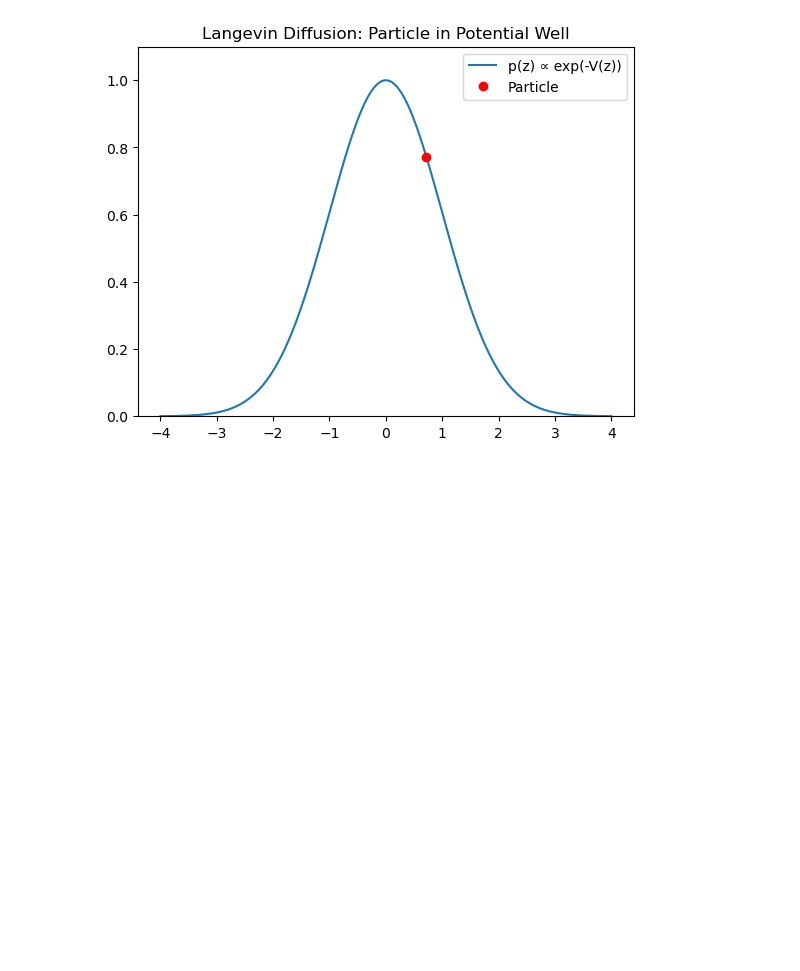
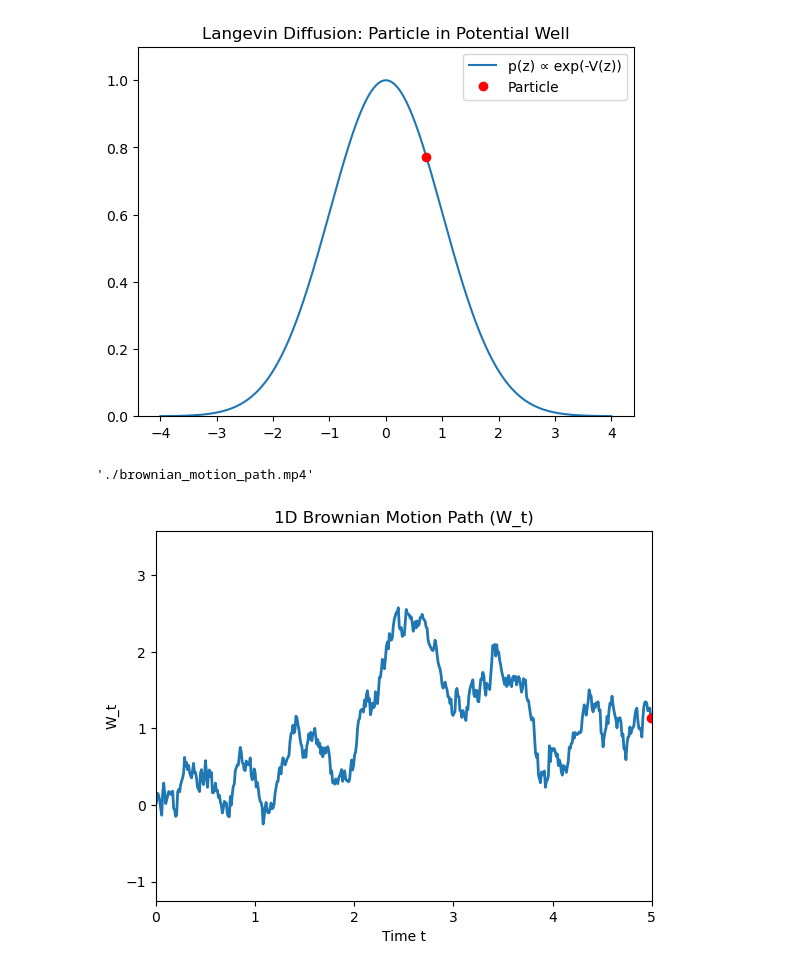
Before and after one commit to ElhamAfzali/My_Python_Projects, a Jupyter notebook: Rock_Papaer_Scissors_Game/src/game.ipynb, the cells around one changed output. Cells and saved outputs as stored; diff of their text form; code cells hidden in the pictures; blank space fills up the shorter version.

```diff
--- a/Rock_Papaer_Scissors_Game/src/game.ipynb
+++ b/Rock_Papaer_Scissors_Game/src/game.ipynb
@@ -224,3 +224,57 @@ output_path
 # %% [output]
 './langevin_diffusion_particle.mp4'
 [figure]
+# %%
+# Fix the error by checking if frame > 0 before accessing x[-1] and y[-1]
+
+import numpy as np
+import matplotlib.pyplot as plt
+import matplotlib.animation as animation
+
+# Parameters for Brownian motion
+T = 5.0              # total time
+dt = 0.01            # time step
+N = int(T / dt)      # number of steps
+times = np.linspace(0, T, N)
+
+# Simulate Brownian motion
+W = np.zeros(N)
+for i in range(1, N):
+    dW = np.random.normal(0, np.sqrt(dt))  # dW_t ~ N(0, dt)
+    W[i] = W[i-1] + dW
+
+# Create animation
+fig, ax = plt.subplots()
+line, = ax.plot([], [], lw=2)
+point, = ax.plot([], [], 'ro')
+ax.set_xlim(0, T)
+ax.set_ylim(np.min(W) - 1, np.max(W) + 1)
+ax.set_title("1D Brownian Motion Path (W_t)")
+ax.set_xlabel("Time t")
+ax.set_ylabel("W_t")
+
+def init():
+    line.set_data([], [])
+    point.set_data([], [])
+    return line, point
+
+def update(frame):
+    if frame == 0:
+        return line, point
+    x = times[:frame]
+    y = W[:frame]
+    line.set_data(x, y)
+    point.set_data([x[-1]], [y[-1]])
+    return line, point
+
+ani = animation.FuncAnimation(fig, update, frames=N, init_func=init,
+                              blit=True, interval=10, repeat=False)
+
+# Save animation
+output_path = "./brownian_motion_path.mp4"
+ani.save(output_path, writer='ffmpeg', fps=60)
+
+output_path
+# %% [output]
+'./brownian_motion_path.mp4'
+[figure, added]
```
Also changed, not shown: 1 other file.
